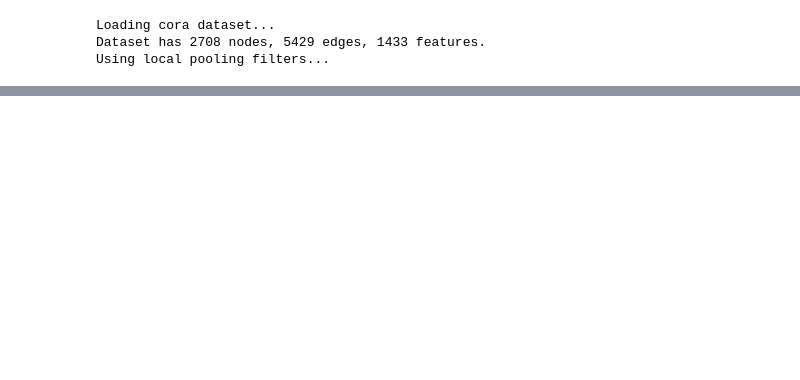
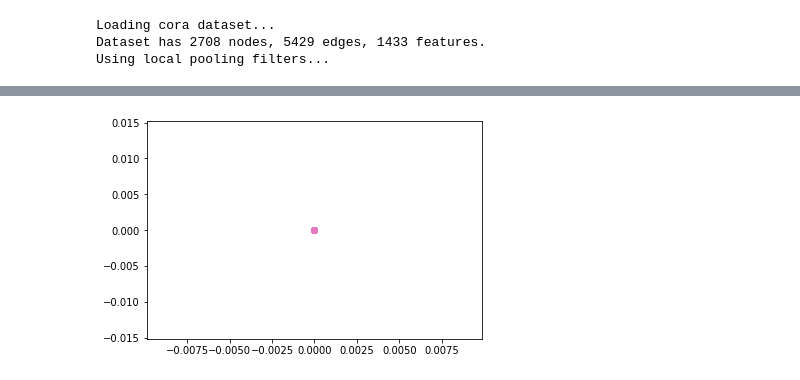
Before and after one commit to JunhaoWang/keras-gcn, a Jupyter notebook: kegra/gcn.ipynb, the cells around one changed output, grey strips where cells are left out. Cells and saved outputs as stored; diff of their text form; code cells hidden in the pictures; blank space fills up the shorter version.

Commit message:
add custom gcn

```diff
--- a/kegra/gcn.ipynb
+++ b/kegra/gcn.ipynb
@@ -15,9 +19,9 @@ import time
 # Define parameters
 DATASET = 'cora'
 FILTER = 'localpool'  # 'chebyshev'
-MAX_DEGREE = 2  # maximum polynomial degree
+MAX_DEGREE = 100  # maximum polynomial degree
 SYM_NORM = True  # symmetric (True) vs. left-only (False) normalization
-NB_EPOCH = 200
+NB_EPOCH = 500
 PATIENCE = 100  # early stopping patience
 # %%
 # Get data
@@ -51,6 +55,8 @@ else:
 Loading cora dataset...
 Dataset has 2708 nodes, 5429 edges, 1433 features.
 Using local pooling filters...
+# %%
+pos_weight = float(A.shape[0] * A.shape[0] - A.sum()) / A.sum()
 # %%
 X_in = Input(shape=(X.shape[1],))
 
@@ -61,54 +67,62 @@ H = Dropout(0.1)(X_in)
 H = GraphConvolution(16, support, activation='relu', kernel_regularizer=l2(5e-4))([H]+G)
 H = Dropout(0.1)(H)
 # Y = GraphConvolution(y.shape[1], support, activation='softmax')([H]+G)
-Y = Activation('relu')(Lambda(lambda x: K.dot(x, K.transpose(x)))(H))
+Y = Lambda(lambda x: K.dot(x, K.transpose(x)))(H)
+# %%
+def customLoss(yTrue,yPred):
+    return tf.reduce_mean(tf.nn.weighted_cross_entropy_with_logits(
+        yPred,
+        yTrue,
+        pos_weight=pos_weight
+    ))
 # %%
-# Compile model
-model = Model(inputs=[X_in]+G, outputs=Y)
-model.compile(loss='categorical_hinge', optimizer=Adam(lr=0.01))
+for loss_type in [customLoss, 'mean_absolute_percentage_error','categorical_crossentropy',
+                  'kullback_leibler_divergence', 'binary_crossentropy']:
+    print('======', loss_type)
 
-encoder = Model(inputs=[X_in]+G, outputs=H)
+    # Compile model
+    model = Model(inputs=[X_in]+G, outputs=Y)
+    model.compile(loss=loss_type, optimizer=Adam(lr=0.01))
 
-# Helper variables for main training loop
-wait = 0
-preds = None
-best_val_loss = 99999
+    encoder = Model(inputs=[X_in]+G, outputs=H)
 
-# Fit
-for epoch in range(1, NB_EPOCH+1):
+    # Helper variables for main training loop
+    wait = 0
+    preds = None
+    best_val_loss = 99999
 
-    # Log wall-clock time
-    t = time.time()
+    # Fit
+    for epoch in range(1, NB_EPOCH+1):
 
-    # Single training iteration (we mask nodes without labels for loss calculation)
-    model.fit(graph, y_train, sample_weight=train_mask,
-              batch_size=A.shape[0], epochs=1, shuffle=False, verbose=False)
+        # Log wall-clock time
+        t = time.time()
 
-    # Predict on full dataset
-    preds = model.predict(graph, batch_size=A.shape[0])
+        # Single training iteration (we mask nodes without labels for loss calculation)
+        model.fit(graph,y_train,
+                  batch_size=A.shape[0], epochs=1, shuffle=False, verbose=False)
 
-    # Train / validation scores
-    train_val_loss, train_val_acc = evaluate_preds(preds, [y_train, y_val],
-                                                   [idx_train, idx_val])
-#     print("Epoch: {:04d}".format(epoch),
-#           "train_loss= {:.4f}".format(train_val_loss[0]),
-#           "train_acc= {:.4f}".format(train_val_acc[0]),
-#           "val_loss= {:.4f}".format(train_val_loss[1]),
-#           "val_acc= {:.4f}".format(train_val_acc[1]),
-#           "time= {:.4f}".format(time.time() - t))
+    embeddings = encoder.predict(graph, batch_size=A.shape[0])
+    # Visualize
+    labels = np.argwhere(y == 1)[:,1]
 
-    # Early stopping
-    if train_val_loss[1] < best_val_loss:
-        best_val_loss = train_val_loss[1]
-        wait = 0
-    else:
-        if wait >= PATIENCE:
-            print('Epoch {}: early stopping'.format(epoch))
-            break
-        wait += 1
+    from sklearn.decomposition import PCA
+    from sklearn.metrics.cluster import adjusted_mutual_info_score
 
-# Testing
-test_loss, test_acc = evaluate_preds(preds, [y_test], [idx_test])
-print("Test set results:",
-      "loss= {:.4f}".format(test_loss[0]),
-      "accuracy= {:.4f}".format(test_acc[0]))
+    X_embedded = PCA().fit_transform(embeddings)
+
+    import matplotlib.pyplot as plt
+
+    for i in set(labels):
+        plt.scatter(X_embedded[np.argwhere(labels == i), 0], X_embedded[np.argwhere(labels == i), 1])
+        # plt.show()
+    plt.show()
+
+    import hdbscan
+
+    hdb_labels = hdbscan.HDBSCAN(min_samples=4, min_cluster_size=20).fit_predict(embeddings)
+    print('nmi', adjusted_mutual_info_score(hdb_labels, labels))
+    for i in set(hdb_labels):
+        plt.scatter(X_embedded[np.argwhere(hdb_labels == i), 0], X_embedded[np.argwhere(hdb_labels == i), 1])
+        # plt.show()
+    plt.show()
+# %% [output]
@@ -114,0 +130 @@ print("Test set results:",
+[figure, added]
```
Also changed, not shown: parts of 4 cells of this notebook, 1 other file.
